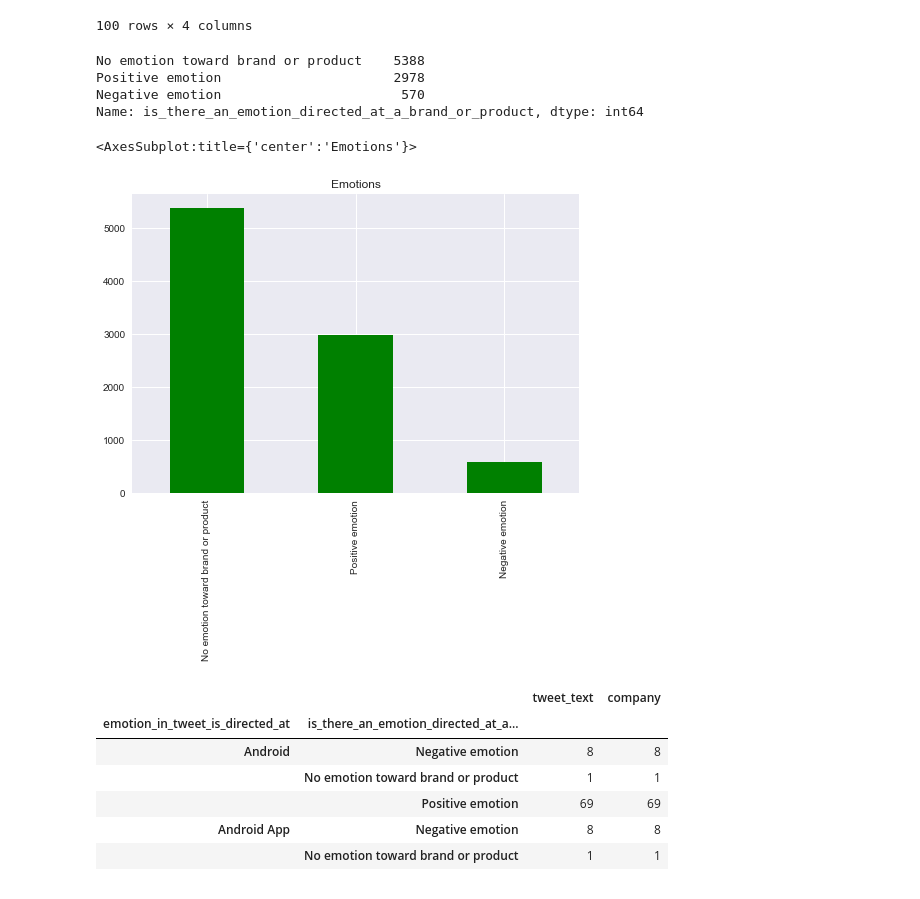
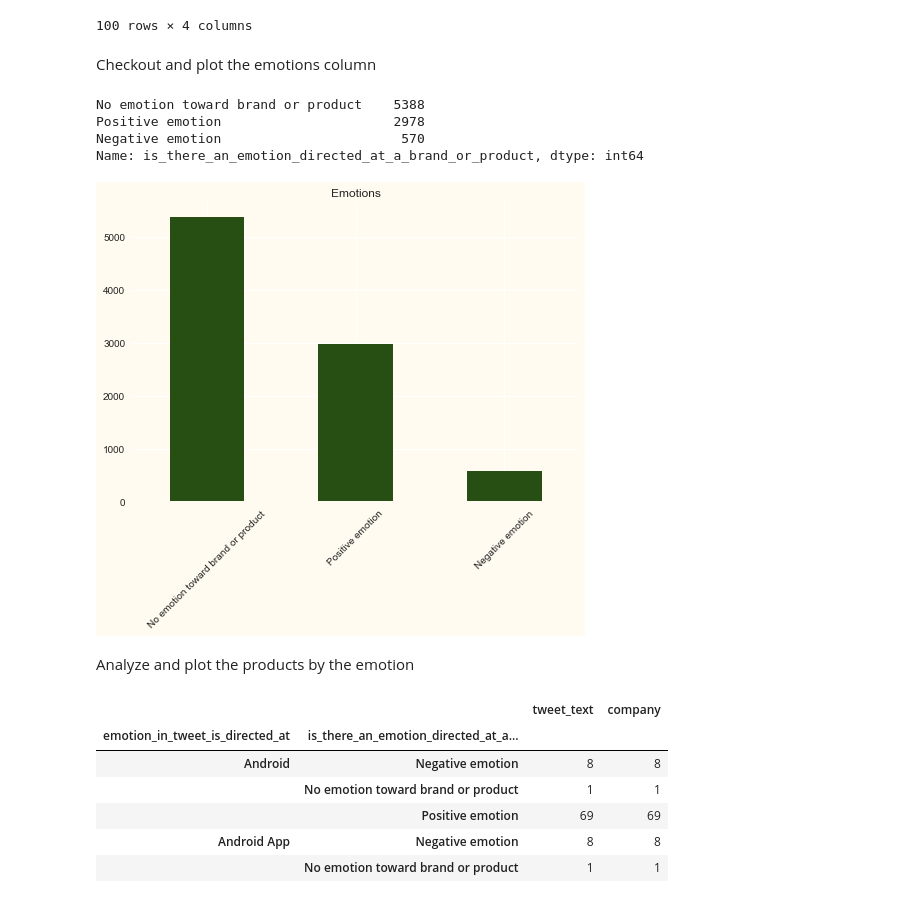
Before and after one commit to esadsetts/Mod_4_project, a Jupyter notebook: 01_EDA.ipynb, the cells around one changed output. Drawn from its saved outputs; the diff is of its cells as text; code cells hidden in the pictures.

```diff
--- a/01_EDA.ipynb
+++ b/01_EDA.ipynb
@@ -112,6 +127,8 @@ df.head(100)
 | 100 | New buzz? &quot;@mention Google t... | NaN | No emotion toward brand or product | NaN |
 | 101 | Headline: &quot;#iPad 2 is the Mu... | iPad | Positive emotion | Apple |
 100 rows × 4 columns
+# %% [markdown]
+Checkout and plot the emotions column
 # %%
 df.is_there_an_emotion_directed_at_a_brand_or_product.value_counts()
 # %% [output]
@@ -120,10 +137,13 @@ Positive emotion                      2978
 Negative emotion                       570
 Name: is_there_an_emotion_directed_at_a_brand_or_product, dtype: int64
 # %%
-df.is_there_an_emotion_directed_at_a_brand_or_product.value_counts().plot(kind = 'bar', color = 'green', title = 'Emotions')
+fig = plt.figure(facecolor='#fffbf0')
+ax = df.is_there_an_emotion_directed_at_a_brand_or_product.value_counts().plot(kind = 'bar', color = '#274e13', title = 'Emotions', rot = 45)
+ax.set_facecolor('#fffbf0')
 # %% [output]
-<AxesSubplot:title={'center':'Emotions'}>
-[figure, old version]
+[figure, new version]
+# %% [markdown]
+Analyze and plot the products by the emotion
 # %%
 df.groupby(['emotion_in_tweet_is_directed_at', 'is_there_an_emotion_directed_at_a_brand_or_product']).count()
 # %% [output]
```
Also changed, not shown: parts of 13 cells of this notebook, 1 other file.
